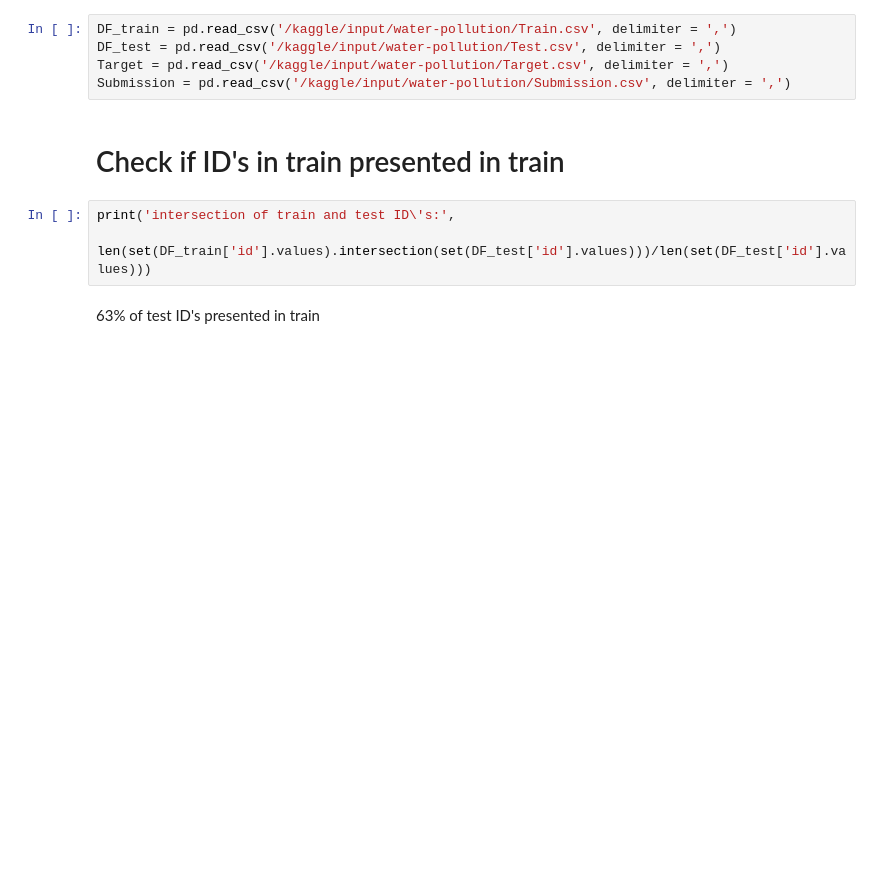
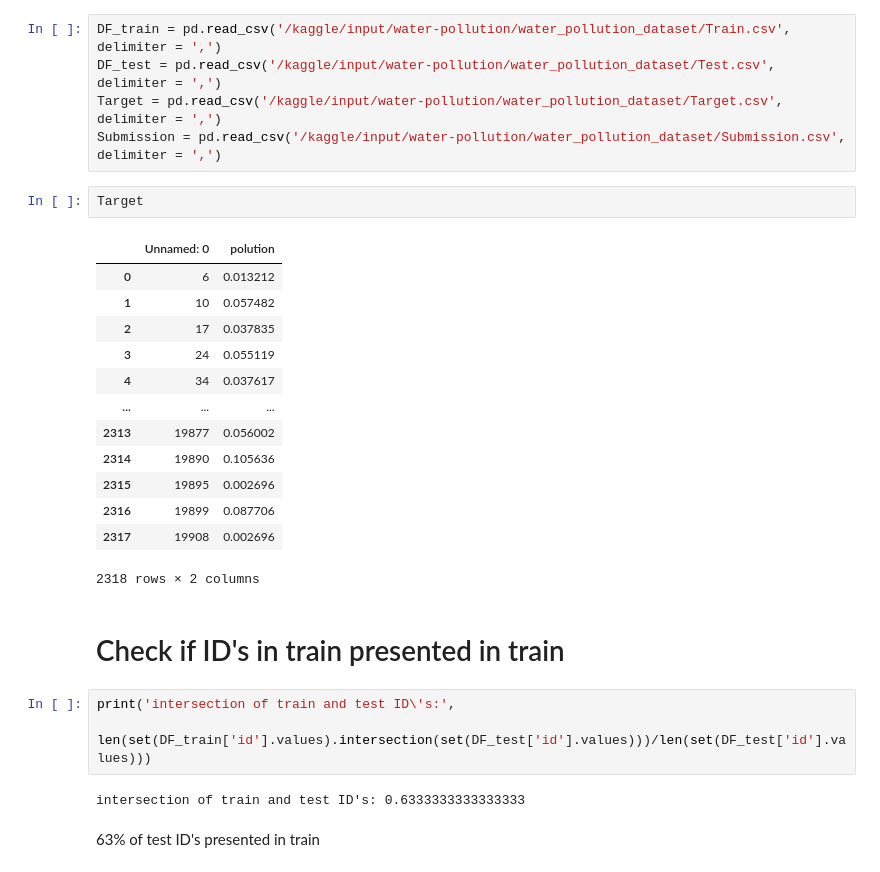
Before and after one commit to hydramst/water_pollution, a Jupyter notebook: water-pollution-lr.ipynb, the cells around one changed output. Cells and saved outputs as stored; diff of their text form; blank space fills up the shorter version.

```diff
--- a/water-pollution-lr.ipynb
+++ b/water-pollution-lr.ipynb
@@ -35,13 +44,31 @@ for dirname, _, filenames in os.walk('/kaggle/input'):
 # %%
-DF_train = pd.read_csv('/kaggle/input/water-pollution/Train.csv', delimiter = ',')
-DF_test = pd.read_csv('/kaggle/input/water-pollution/Test.csv', delimiter = ',')
-Target = pd.read_csv('/kaggle/input/water-pollution/Target.csv', delimiter = ',')
-Submission = pd.read_csv('/kaggle/input/water-pollution/Submission.csv', delimiter = ',')
+DF_train = pd.read_csv('/kaggle/input/water-pollution/water_pollution_dataset/Train.csv', delimiter = ',')
+DF_test = pd.read_csv('/kaggle/input/water-pollution/water_pollution_dataset/Test.csv', delimiter = ',')
+Target = pd.read_csv('/kaggle/input/water-pollution/water_pollution_dataset/Target.csv', delimiter = ',')
+Submission = pd.read_csv('/kaggle/input/water-pollution/water_pollution_dataset/Submission.csv', delimiter = ',')
+# %%
+Target
+# %% [output]
+|  | Unnamed: 0 | polution |
+| 0 | 6 | 0.013212 |
+| 1 | 10 | 0.057482 |
+| 2 | 17 | 0.037835 |
+| 3 | 24 | 0.055119 |
+| 4 | 34 | 0.037617 |
+| ... | ... | ... |
+| 2313 | 19877 | 0.056002 |
+| 2314 | 19890 | 0.105636 |
+| 2315 | 19895 | 0.002696 |
+| 2316 | 19899 | 0.087706 |
+| 2317 | 19908 | 0.002696 |
+2318 rows × 2 columns
 # %% [markdown]
 # Check if ID's in train presented in train
 # %%
 print('intersection of train and test ID\'s:',
       len(set(DF_train['id'].values).intersection(set(DF_test['id'].values)))/len(set(DF_test['id'].values)))
+# %% [output]
+intersection of train and test ID's: 0.6333333333333333
 # %% [markdown]
 63% of test ID's presented in train
 # %%
```
Also changed, not shown: parts of 27 cells of this notebook.
